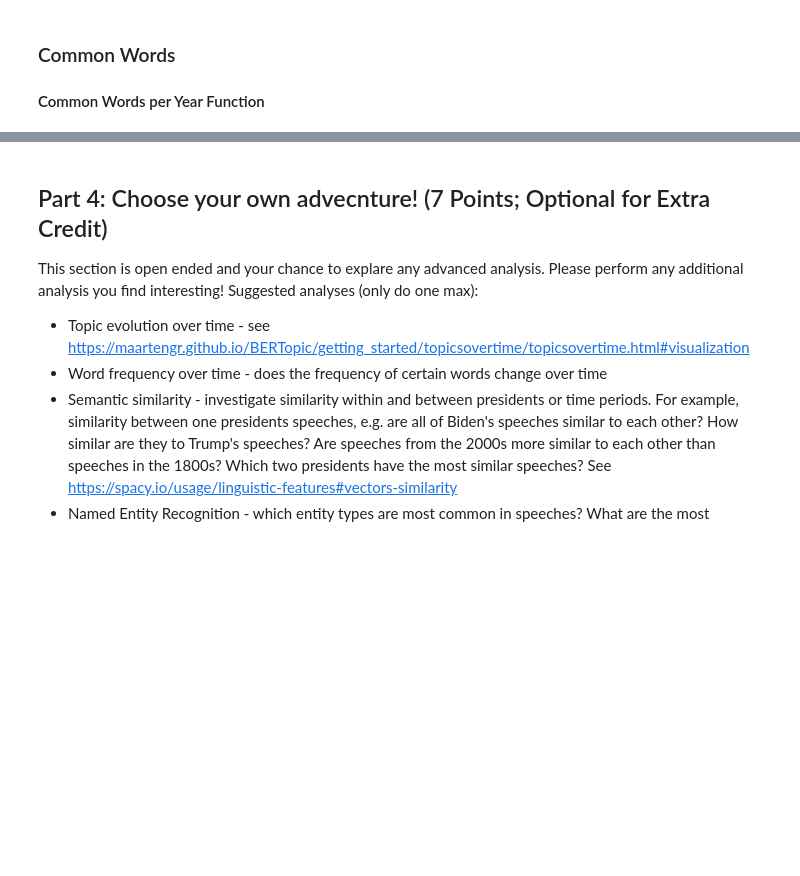
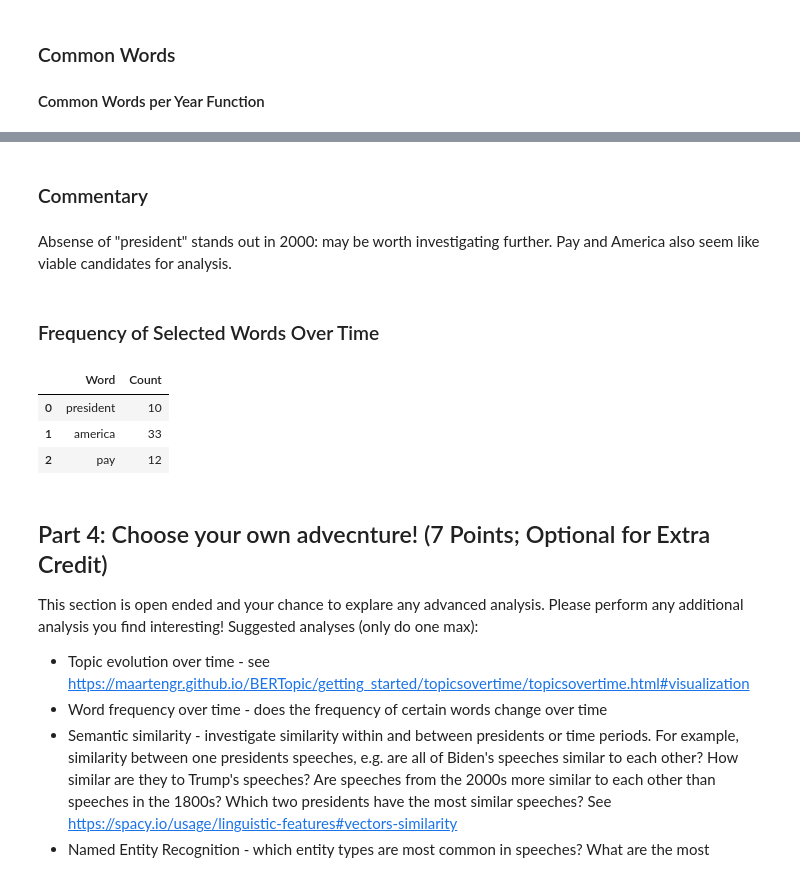
Before and after one commit to UCB-stat-159-f25/proj02-shrija-owen-allison, a Jupyter notebook: nlp-P04.ipynb, the cells around one changed output, grey strips where cells are left out. Drawn from its saved outputs; the diff is of its cells as text; code cells hidden in the pictures; blank space fills up the shorter version.

```diff
--- a/nlp-P04.ipynb
+++ b/nlp-P04.ipynb
@@ -76,0 +94,40 @@ plt.show();
+# %% [markdown]
+### Commentary
+# %% [markdown]
+Absense of "president" stands out in 2000: may be worth investigating further. Pay and America also seem like viable candidates for analysis.
+# %% [markdown]
+### Frequency of Selected Words Over Time
+# %%
+def count_words(df, year, words):
+
+    # Step 1: Subset df
+    subset_df = df[df["Year"]==int(year)]
+
+    # Step 2: Process the text with spaCy
+    speeches = []
+    for speech in subset_df["Text"]:
+        speech_tokens = nlp(speech)
+        speeches.append(speech_tokens)
+
+    # Step 3: Get lemmas
+    lemmas = []
+    for speech in speeches:
+        for token in speech:
+            if (token.is_stop==False) & (token.is_punct==False) & (token.is_space==False) & (len(token)>2):
+                lemma = token.lemma_
+                lemmas.append(lemma.lower())
+    count_lemmas = Counter(lemmas)
+
+    new_df = {"Word": words, "Count": []}
+    for word in words:
+        new_df["Count"].append(count_lemmas[word])
+
+    return pd.DataFrame(new_df)
+# %%
+words = ["president", "america", "pay"]
+count_words(sou2k, 2000, words)
+# %% [output]
+|  | Word | Count |
+| 0 | president | 10 |
+| 1 | america | 33 |
+| 2 | pay | 12 |
```
Also changed, not shown: parts of 5 cells of this notebook.
